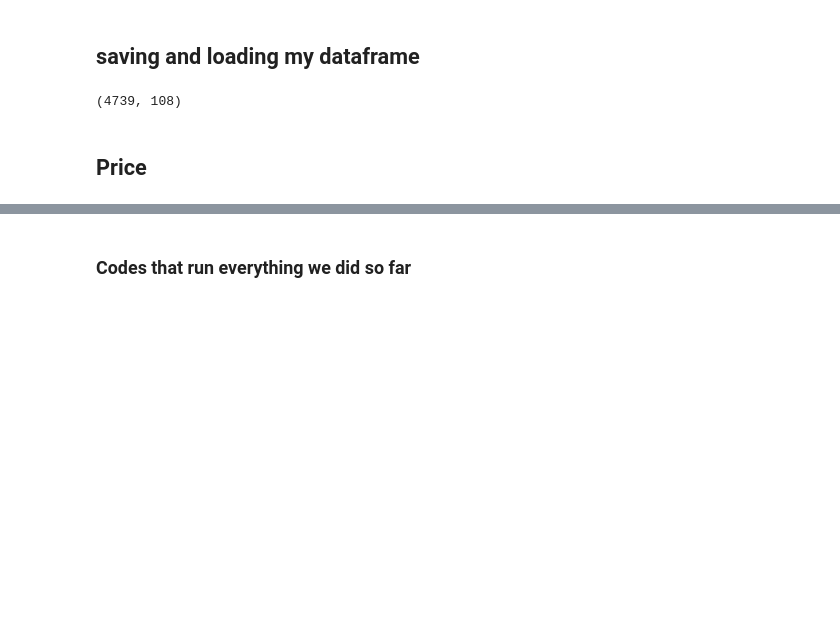
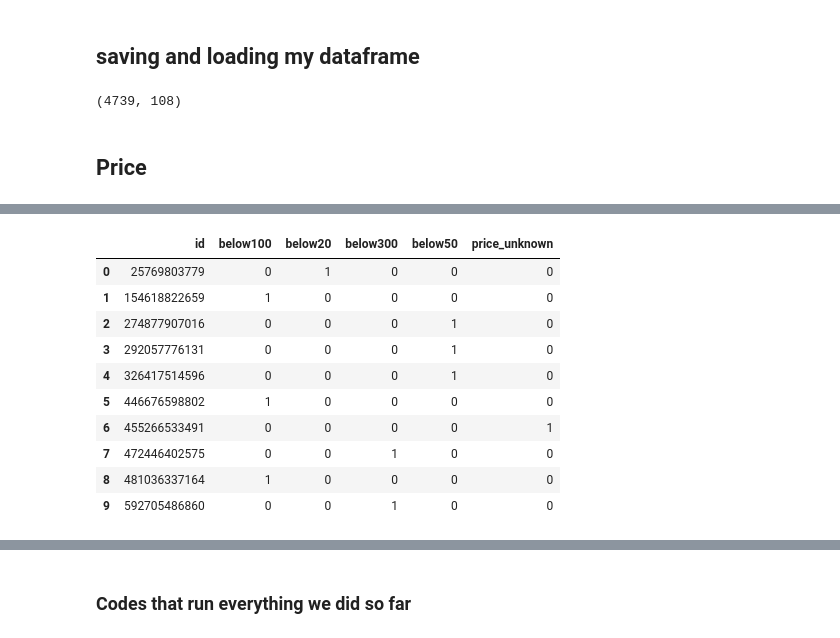
Before and after one commit to keisukeirie/Amazon_review_helpfulness_prediction_SPARK, a Jupyter notebook: spark_process.ipynb, the cells around one changed output, grey strips where cells are left out. Cells and saved outputs as stored; diff of their text form; code cells hidden in the pictures; blank space fills up the shorter version.

```diff
--- a/spark_process.ipynb
+++ b/spark_process.ipynb
@@ -821,0 +805,9 @@ no_null_res.registerTempTable('result_na')
+# %%
+#first make a expression that can be used with withColumn function
+df_2 = pys_fun.expr(
+    """IF(price == "NaN","price_unknown", IF(price <=20, "below20",
+    IF(price>20 AND price<=50, 'below50', IF(price>50 AND price<=100, 'below100',
+    IF(price>100 AND price<=300, 'below300', 'above300')))))""")
+# %%
+#apply the expression above to my dataset and name the new feature "new_price"
+df = (df.withColumn("new_price", df_2))
@@ -821,0 +834,19 @@ no_null_res.registerTempTable('result_na')
+# %%
+#now lets make a dummy variables for these categorical values
+panda_df=df.toPandas()
+dum = pd.get_dummies(panda_df.new_price, drop_first=True)
+dum2 =pd.concat([panda_df.id,dum], axis = 1)
+# %%
+dum2.head(10)
+# %% [output]
+|  | id | below100 | below20 | below300 | below50 | price_unknown |
+| 0 | 25769803779 | 0 | 1 | 0 | 0 | 0 |
+| 1 | 154618822659 | 1 | 0 | 0 | 0 | 0 |
+| 2 | 274877907016 | 0 | 0 | 0 | 1 | 0 |
+| 3 | 292057776131 | 0 | 0 | 0 | 1 | 0 |
+| 4 | 326417514596 | 0 | 0 | 0 | 1 | 0 |
+| 5 | 446676598802 | 1 | 0 | 0 | 0 | 0 |
+| 6 | 455266533491 | 0 | 0 | 0 | 0 | 1 |
+| 7 | 472446402575 | 0 | 0 | 1 | 0 | 0 |
+| 8 | 481036337164 | 1 | 0 | 0 | 0 | 0 |
+| 9 | 592705486860 | 0 | 0 | 1 | 0 | 0 |
```
Also changed, not shown: parts of 24 cells of this notebook.
